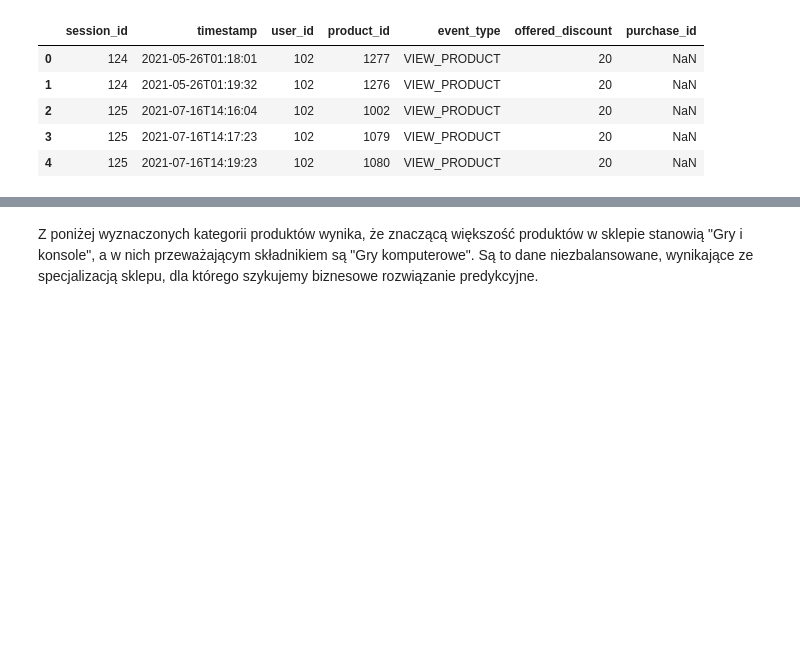
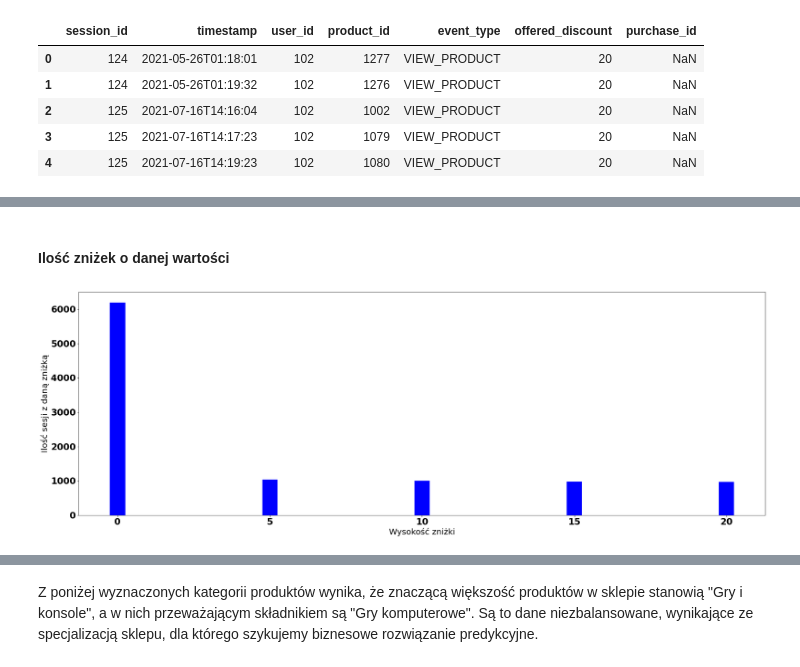
Before and after one commit to Rafalini/eshopingPredictions, a Jupyter notebook: notebooks/DataAnalysys.ipynb, the cells around one changed output, grey strips where cells are left out. Cells and saved outputs as stored; diff of their text form; code cells hidden in the pictures; blank space fills up the shorter version.

```diff
--- a/notebooks/DataAnalysys.ipynb
+++ b/notebooks/DataAnalysys.ipynb
@@ -240,0 +320,35 @@ Postanowiliśmy sprawdzić ile unikalnych kategorii produktów mamy i jak się m
+# %%
+allDiscounts = []
+positiveDiscounts = []
+negativeDiscounts = []
+
+for session in sessions:
+        allDiscounts.append(session[3])
+        if session[1] == 'VIEW_PRODUCT':
+            negativeDiscounts.append(session[3])
+        else:
+            positiveDiscounts.append(session[3])
+
+allDiscounts.sort()
+positiveDiscounts.sort()
+negativeDiscounts.sort()
+
+allDiscountsCount = []
+positiveVsNegative = []
+
+for i in range(0, allDiscounts[len(allDiscounts)-1]+5, 5): ### range from 0 to maxSessionTime -> count each duration
+    allDiscountsCount.append(allDiscounts.count(i))
+    positiveVsNegative.append(positiveDiscounts.count(i) - negativeDiscounts.count(i))
+
+x = np.arange(0, allDiscounts[len(allDiscounts)-1]+5,5)
+# %% [markdown]
+#### Ilość zniżek o danej wartości
+# %%
+ax = plt.subplot(111)
+ax.bar(x, allDiscountsCount, width=0.5, color='b', align='center')
+plt.rcParams["figure.figsize"] = (30,10)
+plt.xlabel("Wysokość zniżki",  fontsize=20)
+plt.ylabel("Ilość sesji z daną zniżką",  fontsize=20)
+plt.show()
+# %% [output]
+[figure, added]
```
Also changed, not shown: parts of 18 cells of this notebook.
